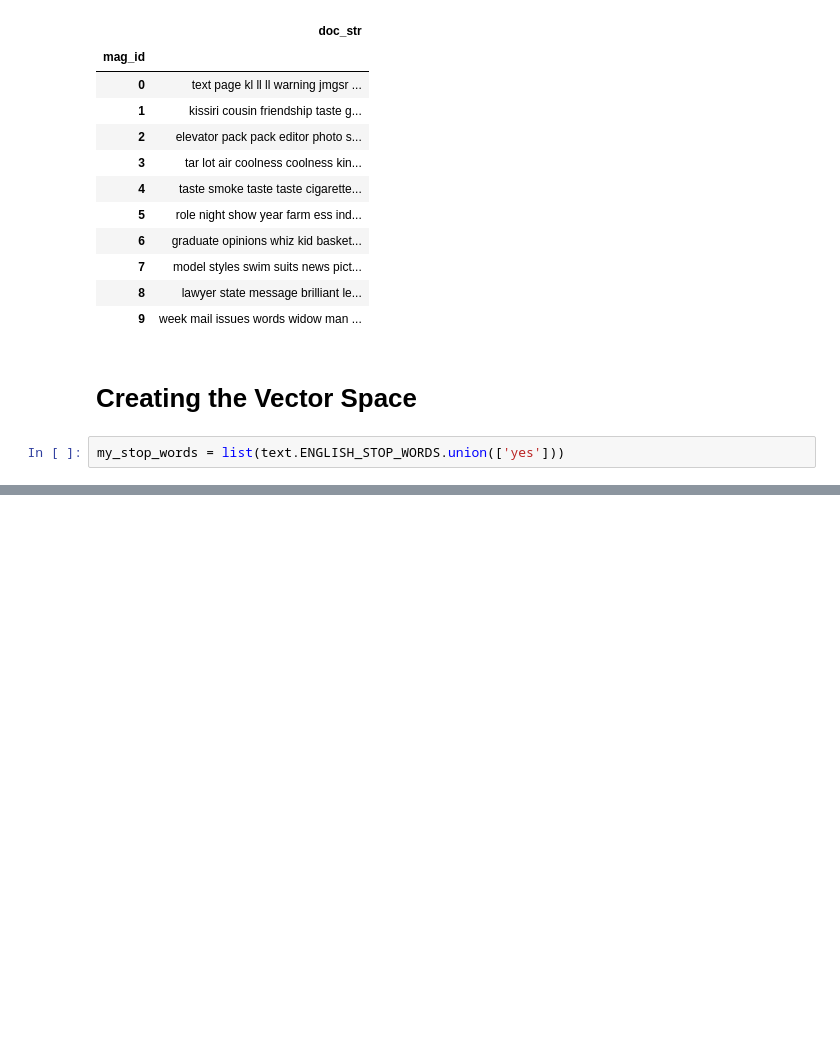
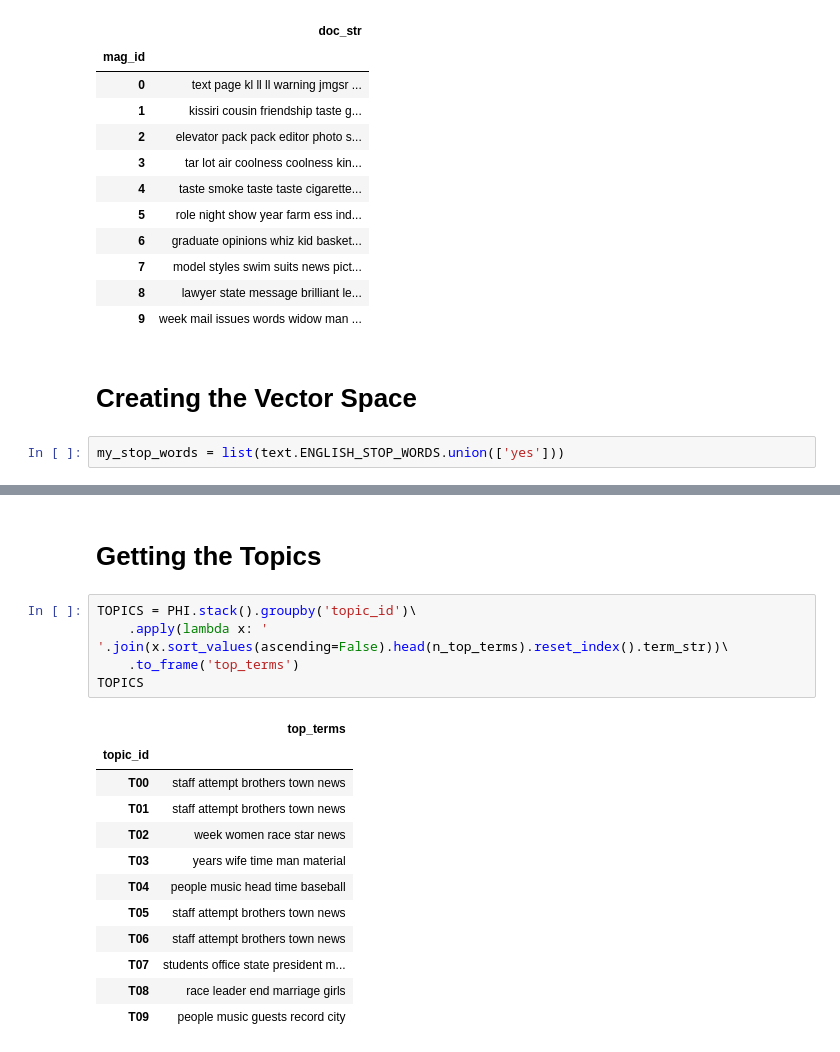
Before and after one commit to aniyahlater/ds5001_final_project, a Jupyter notebook: PCA.ipynb, the cells around one changed output, grey strips where cells are left out. Cells and saved outputs as stored; diff of their text form; blank space fills up the shorter version.

```diff
--- a/PCA.ipynb
+++ b/PCA.ipynb
@@ -202,0 +251,20 @@ DTM
+# %% [markdown]
+# Getting the Topics
+# %%
+TOPICS = PHI.stack().groupby('topic_id')\
+    .apply(lambda x: ' '.join(x.sort_values(ascending=False).head(n_top_terms).reset_index().term_str))\
+    .to_frame('top_terms')
+TOPICS
+# %% [output]
+|  | top_terms |
+| topic_id |  |
+| T00 | staff attempt brothers town news |
+| T01 | staff attempt brothers town news |
+| T02 | week women race star news |
+| T03 | years wife time man material |
+| T04 | people music head time baseball |
+| T05 | staff attempt brothers town news |
+| T06 | staff attempt brothers town news |
+| T07 | students office state president m... |
+| T08 | race leader end marriage girls |
+| T09 | people music guests record city |
```
Also changed, not shown: parts of 8 cells of this notebook.
